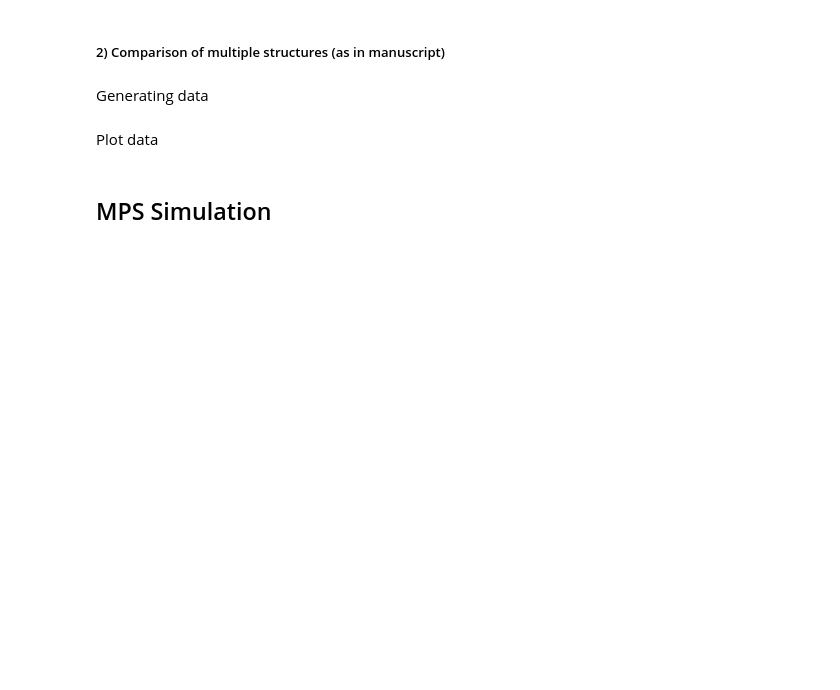
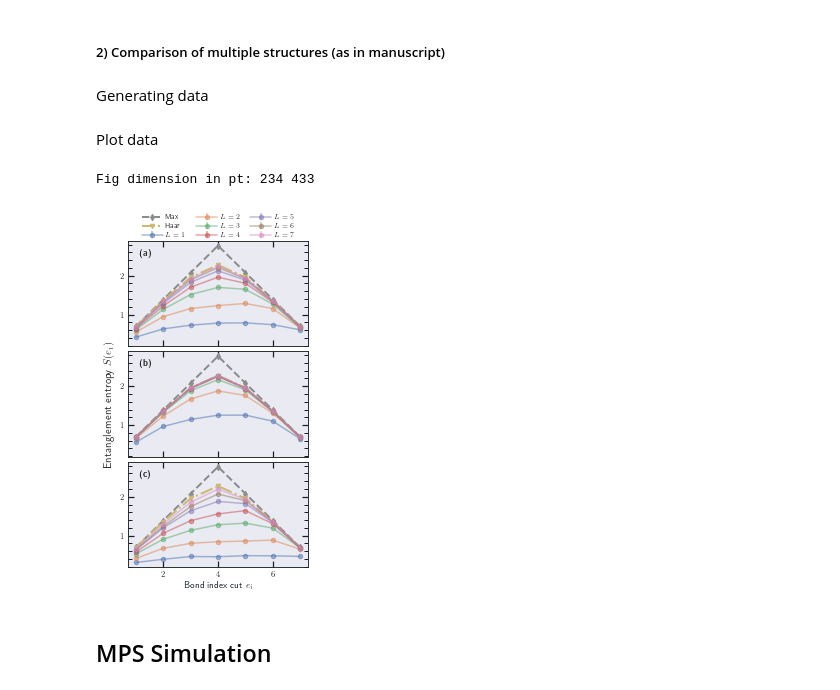
Before and after one commit to mballarin97/mps_qnn, a Jupyter notebook: examples/Entanglement.ipynb, the cells around one changed output. Saved outputs shown, nothing was run; the diff lists cells and outputs as text; code cells hidden in the pictures; blank space fills up the shorter version.

```diff
--- a/examples/Entanglement.ipynb
+++ b/examples/Entanglement.ipynb
@@ -441,44 +589,60 @@ Plot data
 # %%
 # Data to be plotted
 to_plot = [ent_list, ent_list_c1, ent_list_c2]
-
+alphas = np.repeat(0.5, 100)
 def do_plot(dataplot, ax = None):
     for idx, data in enumerate(dataplot[:num_qubits-1]):
-        ax.errorbar(range(1, num_qubits), data[0], yerr=0*data[1], color=cmap[idx], alpha=alphas[idx], label=f"$L={idx+1}$", marker='o')
-    ax.plot(range(1, num_qubits), max_ent, ls='--', color=cmap[-3], lw=2, alpha=1, marker='d', label="Maximally\n entangled")
-    ax.plot(range(1, num_qubits), ent_list[0, 2], ls='-.', color=cmap[-2], lw=2, alpha=1, marker='v', label="Haar\n random")
+        ax.errorbar(range(1, num_qubits), data[0], yerr=0*data[1],
+            color=cmap[idx], alpha=0.5, label=f"$L={idx+1}$", marker='o')
+    ax.plot(range(1, num_qubits), max_ent, ls='--', color=cmap[-3], lw=2, alpha=1, marker='d', label="Max")
+    ax.plot(range(1, num_qubits), ent_list[0, 2], ls='-.', color=cmap[-2], lw=2, alpha=1, marker='v', label="Haar")
+    ax.tick_params(axis='y', which='both', left=True)
+    ax.tick_params(axis='x', which='both', bottom=True)
+    ax.tick_params(axis='x', which='minor', bottom=False, top=False)
 
-fig, ax = plt.subplots(len(to_plot),1, figsize = (8, 12), sharex = True)
-
+qplot = Qplotter()
+qplot(nrows=len(to_plot), ncols=1, figsize = set_size_pt(234, subplots=(3, 1)), sharex = True, sharey=True )
 # Set axis names and labels
+num_qubits=8
 labels = [f'$e_{i}$' for i in range(num_qubits)]
 #ax[0].set_xticks(range(num_qubits))
 #ax[1].set_xticks(range(num_qubits))
 #ax[2].set_xticks(range(num_qubits))
 #ax[2].set_xticklabels(labels=labels, fontsize=14)
 #ax[2].set_xlabel("Bond index cut $e_i$", fontsize=16)
 #fig.supylabel("Entanglement entropy $S$", fontsize=16)
 
-fig.text(0.5, -0.01, 'Bond index cut $e_i$', ha='center', fontsize=19)
-fig.text(-0.02, 0.5, 'Entanglement Entropy $S(e_i)$', va='center', rotation='vertical', fontsize=19)
+with qplot as qplt:
+    qplt.ax[2].set_xlabel('Bond index cut $e_i$')
+    qplt.supylabel('Entanglement entropy $S(e_i)$')
 
-# Define transparencies
-alphas = np.ones(len(ent_list[:num_qubits-1])) #np.linspace(0.4, 1, len(ent_list[:num_qubits-1]))
+    # Define transparencies
+    alphas = np.ones(len(ent_list[:num_qubits-1])) #np.linspace(0.4, 1, len(ent_list[:num_qubits-1]))
 
-# Plot data
-do_plot(to_plot[0], ax[0])
-do_plot(to_plot[1], ax[1])
-do_plot(to_plot[2], ax[2])
+    # Plot data
+    do_plot(to_plot[0], qplt.ax[0])
+    do_plot(to_plot[1], qplt.ax[1])
+    do_plot(to_plot[2], qplt.ax[2])
 
-# Add label to plot
-ax[0].text(1.1, 2.6, r"$\textbf{(a)}$", fontsize=14)
-ax[1].text(1.1, 2.6, r"$\textbf{(b)}$", fontsize=14)
-ax[2].text(1.1, 2.6, r"$\textbf{(c)}$", fontsize=14)
+    # Add label to plot
+    qplt.ax[0].text(1.1, 2.5, r"$\textbf{(a)}$")
+    qplt.ax[1].text(1.1, 2.5, r"$\textbf{(b)}$")
+    qplt.ax[2].text(1.1, 2.5, r"$\textbf{(c)}$")
 
-# Fix legend position
-ax[1].legend(loc=1, fontsize = 12)
 
-plt.tight_layout()
-#plt.savefig(f"{feature_map}_{var_ansatz}_{feature_map1}_{var_ansatz1}_{feature_map2}_{var_ansatz2}_final.pdf", format="pdf", bbox_inches='tight')
+    # Fix legend position
+    #qplt.ax[1].legend(loc=1)
+    handles, labels = qplt.ax[1].get_legend_handles_labels()
+    # sort both labels and handles by labels
+    qplt.ax[0].legend(handles, labels, fontsize=7,
+        loc="upper center", bbox_to_anchor=(0.5, 1.3), ncol=3,
+        handletextpad=0.4, handlelength=3, frameon = False)
+    qplt.subplots_adjust(hspace=0.05)
+
+    qplt.savefig("images/bond_entanglement.pdf")
+    #plt.savefig(f"{feature_map}_{var_ansatz}_{feature_map1}_{var_ansatz1}_{feature_map2}_{var_ansatz2}_final.pdf", format="pdf", bbox_inches='tight')
+# %% [output]
+Fig dimension in pt: 234 433
+[figure, added]
 # %% [markdown]
 ## MPS Simulation
```
Also changed, not shown: parts of 20 cells of this notebook, 13 other files.
